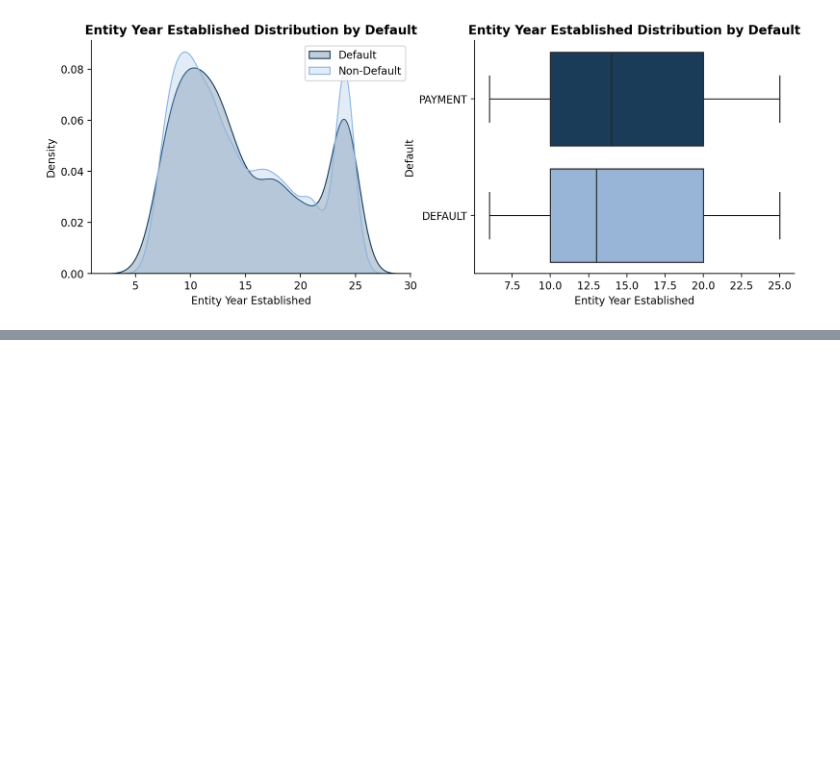
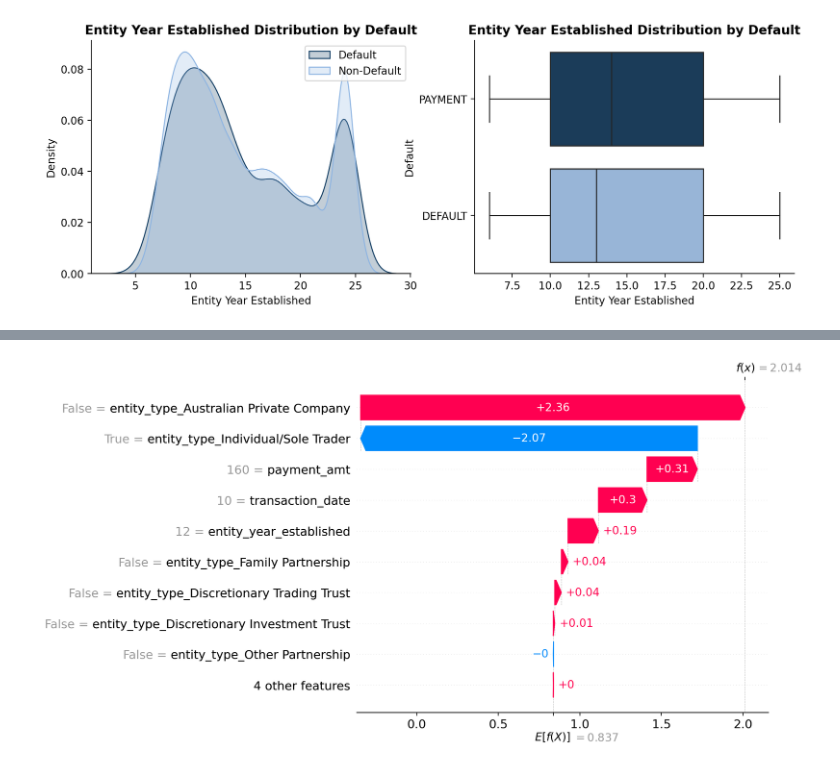
Before and after one commit to kuwaitikiwi/edgered-interview, a Jupyter notebook: EdgeRed.ipynb, the cells around one changed output, grey strips where cells are left out. Saved outputs shown, nothing was run; the diff lists cells and outputs as text; code cells hidden in the pictures; blank space fills up the shorter version.

```diff
--- a/EdgeRed.ipynb
+++ b/EdgeRed.ipynb
@@ -479,0 +449,10 @@ weighted avg       0.85      0.76      0.80      7236
+# %%
+
+explainer = shap.Explainer(xgb)
+
+shap_values = explainer(X_res)
+
+i = 0
+shap.plots.waterfall(shap_values[i])
+# %% [output]
+[figure, added]
```
Also changed, not shown: parts of 15 cells of this notebook.
